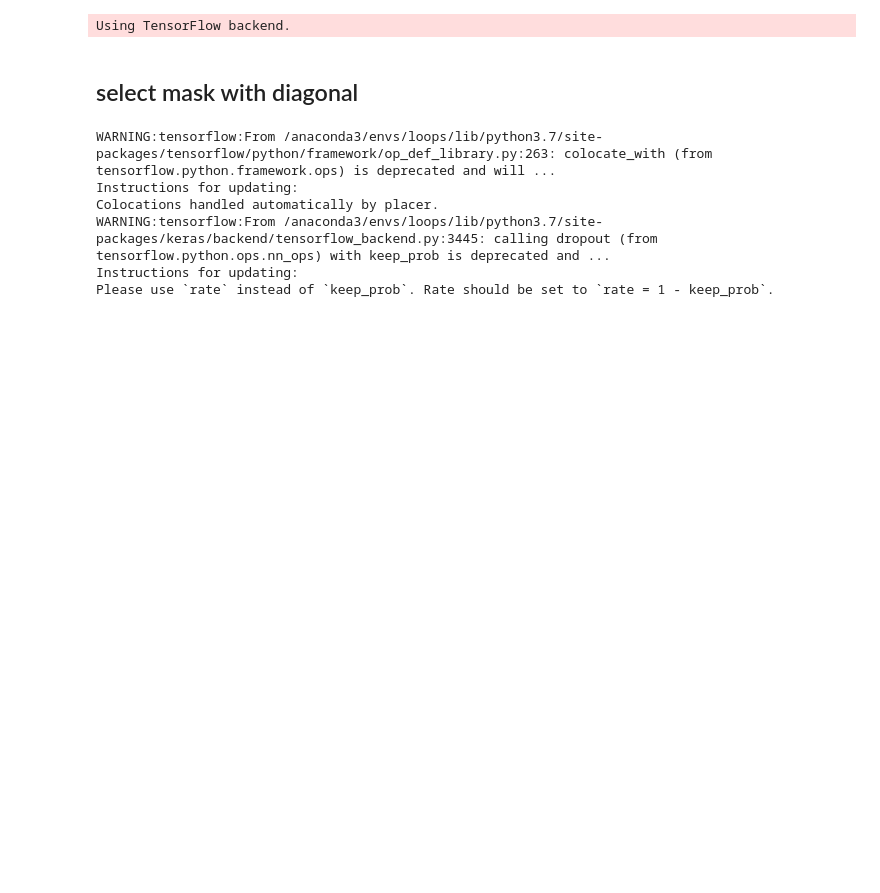
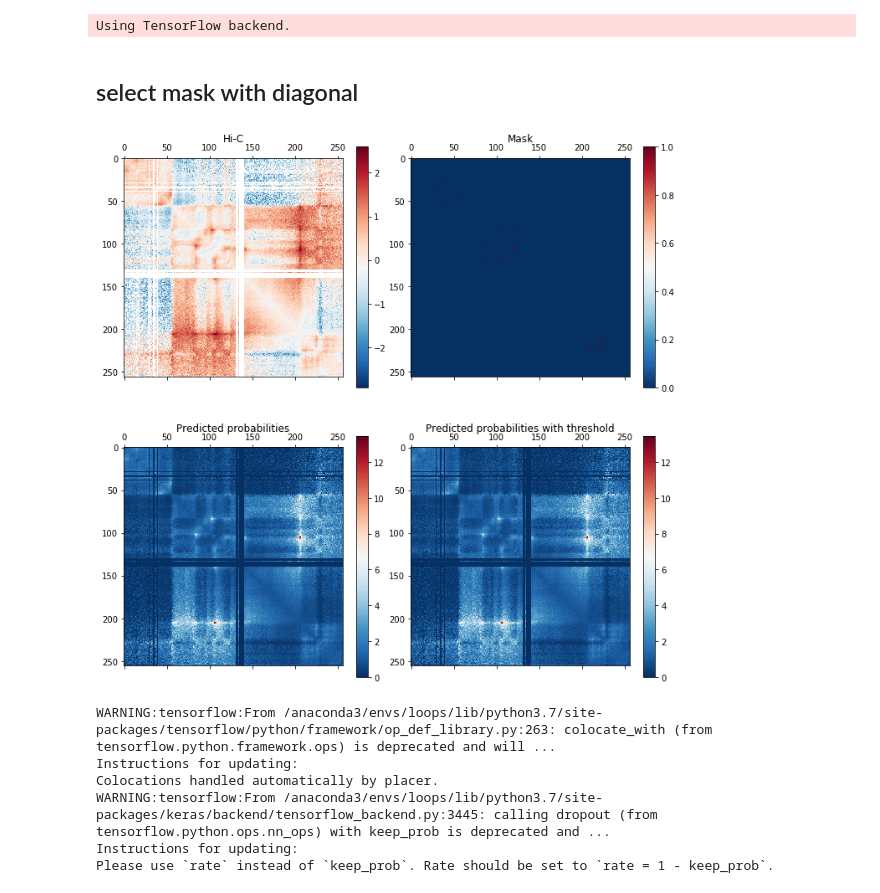
Before and after one commit to GoodBoy962/Dictyostelium-loops, a Jupyter notebook: rao/Train Unet.ipynb, the cells around one changed output. Cells and saved outputs as stored; diff of their text form; code cells hidden in the pictures; blank space fills up the shorter version.

Commit message:
Corner peak U-Net && predicted coordinates

```diff
--- a/rao/Train Unet.ipynb
+++ b/rao/Train Unet.ipynb
@@ -30,5 +30,13 @@ from unet_model import *
 ## select mask with diagonal
 # %%
 image_size = 256
-X_train, y_train = prepare_data(image_size, chromosomes_idx=[1,2,3,4,5,6,7,8,9,10,11,12,13,14,15,16,'X','Y'])
-X_valid, y_valid = prepare_data(image_size, chromosomes_idx=[17,18,19,20])
+X_train, y_train = prepare_data(image_size, chromosomes_idx=[1,2,3,4,5,6,7,8,9,10,11,12,13,14,15,16,'X','Y'], is_mask_corner_peak=True)
+X_valid, y_valid = prepare_data(image_size, chromosomes_idx=[17,18,19,20], is_mask_corner_peak=True)
+# %%
+loops_utils.plot_prediction_HiC(X_train[1,:,:,:],
+                                y_train[1,:,:,:],
+                                X_train[1,:,:,:],
+                                X_train[1,:,:,:],
+                                image_size=256)
+# %% [output]
+[figure, added]
```
Also changed, not shown: parts of 1 cell of this notebook, 21 other files.
